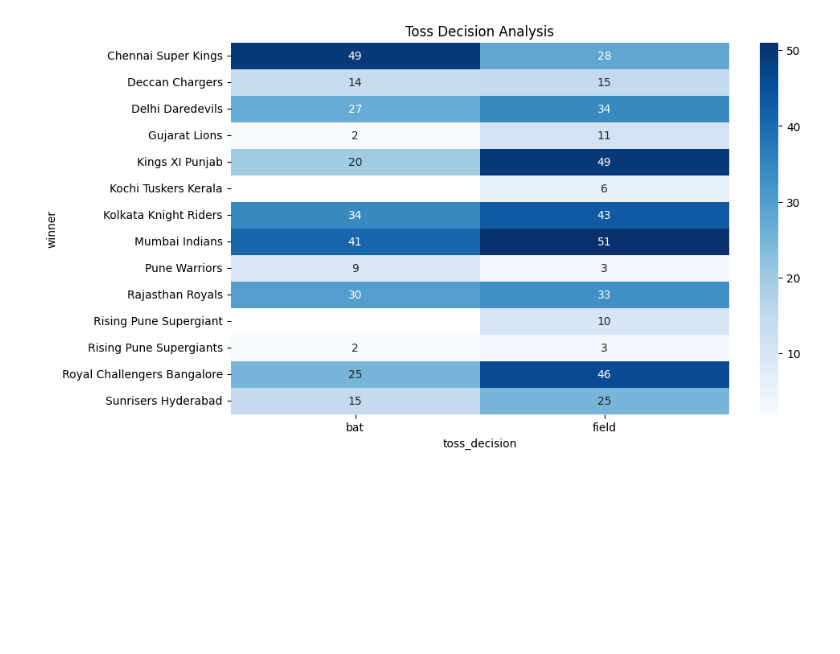
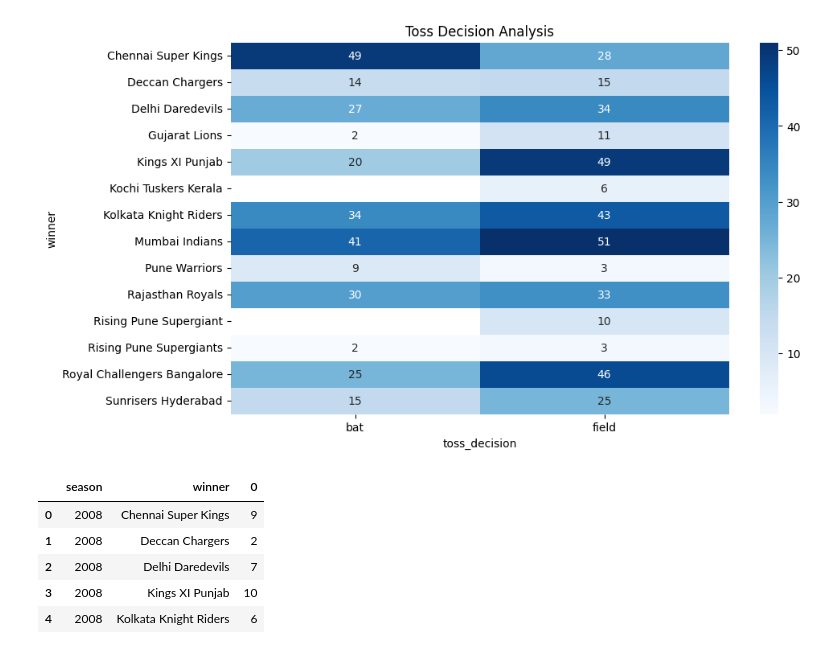
Before and after one commit to ajaykrixna/IPL_match-_analysis, a Jupyter notebook: IPL_analysis.ipynb, the cells around one changed output. Saved outputs shown, nothing was run; the diff lists cells and outputs as text; code cells hidden in the pictures; blank space fills up the shorter version.

```diff
--- a/IPL_analysis.ipynb
+++ b/IPL_analysis.ipynb
@@ -415,0 +418,9 @@ plt.show()
+# %%
+seasonal_analysis.head()
+# %% [output]
+|  | season | winner | 0 |
+| 0 | 2008 | Chennai Super Kings | 9 |
+| 1 | 2008 | Deccan Chargers | 2 |
+| 2 | 2008 | Delhi Daredevils | 7 |
+| 3 | 2008 | Kings XI Punjab | 10 |
+| 4 | 2008 | Kolkata Knight Riders | 6 |
```
Also changed, not shown: parts of 5 cells of this notebook.
